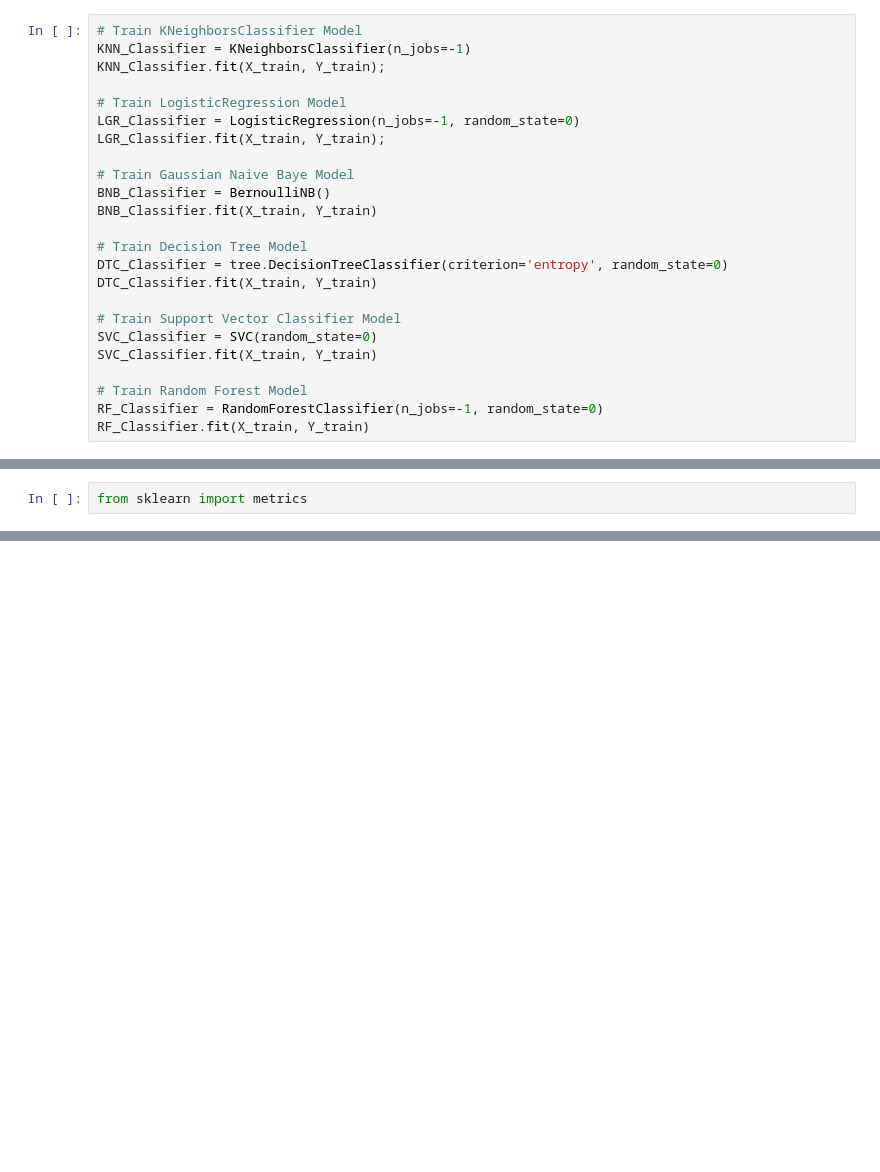
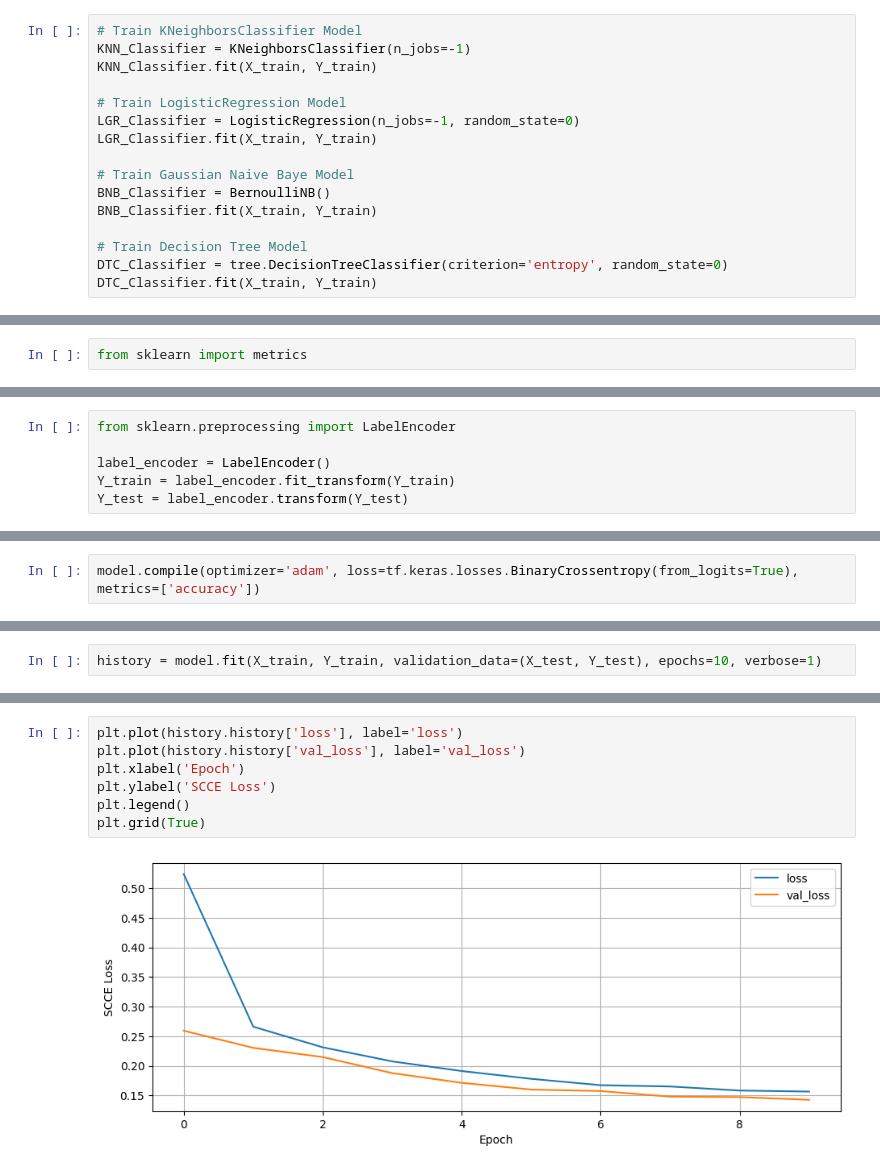
Before and after one commit to Md-Emon-Hasan/ML-Project-Intrusion-Detection-Systems-Anomaly-Detection-, a Jupyter notebook: jupyter/model.ipynb, the cells around one changed output, grey strips where cells are left out. Saved outputs shown, nothing was run; the diff lists cells and outputs as text; blank space fills up the shorter version.

```diff
--- a/jupyter/model.ipynb
+++ b/jupyter/model.ipynb
@@ -344,11 +456,11 @@ from sklearn.ensemble import RandomForestClassifier
 # %%
 # Train KNeighborsClassifier Model
 KNN_Classifier = KNeighborsClassifier(n_jobs=-1)
-KNN_Classifier.fit(X_train, Y_train);
+KNN_Classifier.fit(X_train, Y_train)
 
 # Train LogisticRegression Model
 LGR_Classifier = LogisticRegression(n_jobs=-1, random_state=0)
-LGR_Classifier.fit(X_train, Y_train);
+LGR_Classifier.fit(X_train, Y_train)
 
 # Train Gaussian Naive Baye Model
 BNB_Classifier = BernoulliNB()
@@ -357,12 +469,4 @@ BNB_Classifier.fit(X_train, Y_train)
 # Train Decision Tree Model
 DTC_Classifier = tree.DecisionTreeClassifier(criterion='entropy', random_state=0)
 DTC_Classifier.fit(X_train, Y_train)
-
-# Train Support Vector Classifier Model
-SVC_Classifier = SVC(random_state=0)
-SVC_Classifier.fit(X_train, Y_train)
-
-# Train Random Forest Model
-RF_Classifier = RandomForestClassifier(n_jobs=-1, random_state=0)
-RF_Classifier.fit(X_train, Y_train)
 # %% [output]
@@ -672,0 +746,6 @@ X_test
+# %%
+from sklearn.preprocessing import LabelEncoder
+
+label_encoder = LabelEncoder()
+Y_train = label_encoder.fit_transform(Y_train)
+Y_test = label_encoder.transform(Y_test)
@@ -672,0 +806,2 @@ X_test
+# %%
+model.compile(optimizer='adam', loss=tf.keras.losses.BinaryCrossentropy(from_logits=True), metrics=['accuracy'])
@@ -672,0 +832,2 @@ X_test
+# %%
+history = model.fit(X_train, Y_train, validation_data=(X_test, Y_test), epochs=10, verbose=1)
@@ -672,0 +855,9 @@ X_test
+# %%
+plt.plot(history.history['loss'], label='loss')
+plt.plot(history.history['val_loss'], label='val_loss')
+plt.xlabel('Epoch')
+plt.ylabel('SCCE Loss')
+plt.legend()
+plt.grid(True)
+# %% [output]
+[figure, added]
```
Also changed, not shown: parts of 63 cells of this notebook, 16 other files.
